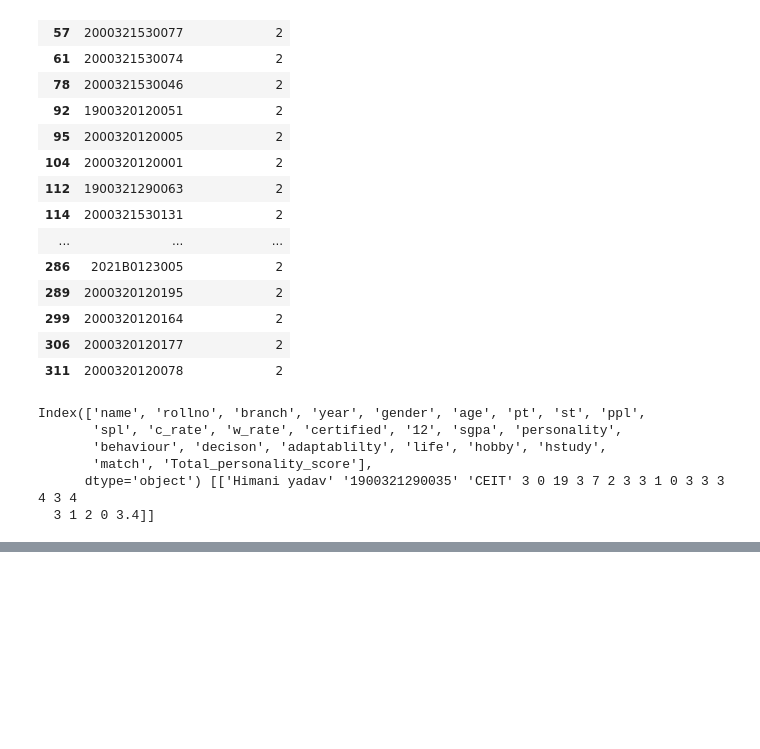
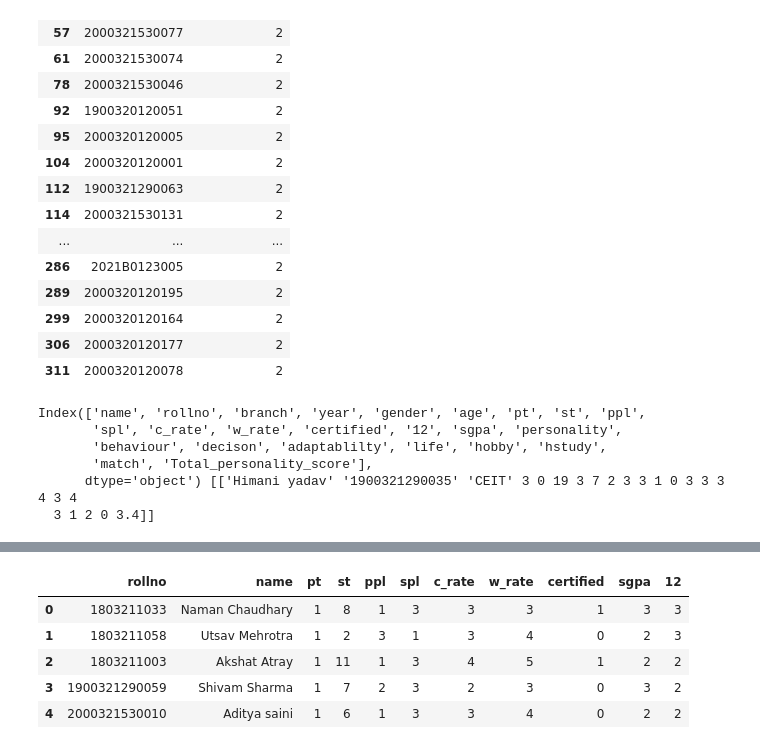
Before and after one commit to sarvjeetdev/friendsai, a Jupyter notebook: technical.ipynb, the cells around one changed output, grey strips where cells are left out. Drawn from its saved outputs; the diff is of its cells as text; code cells hidden in the pictures; blank space fills up the shorter version.

```diff
--- a/technical.ipynb
+++ b/technical.ipynb
@@ -265,0 +282,9 @@ Index(['name', 'rollno', 'branch', 'year', 'gender', 'age', 'pt', 'st', 'ppl',
+# %%
+df[["rollno","name","pt","st","ppl","spl","c_rate","w_rate","certified","sgpa","12"]].head()
+# %% [output]
+|  | rollno | name | pt | st | ppl | spl | c_rate | w_rate | certified | sgpa | 12 |
+| 0 | 1803211033 | Naman Chaudhary | 1 | 8 | 1 | 3 | 3 | 3 | 1 | 3 | 3 |
+| 1 | 1803211058 | Utsav Mehrotra | 1 | 2 | 3 | 1 | 3 | 4 | 0 | 2 | 3 |
+| 2 | 1803211003 | Akshat Atray | 1 | 11 | 1 | 3 | 4 | 5 | 1 | 2 | 2 |
+| 3 | 1900321290059 | Shivam Sharma | 1 | 7 | 2 | 3 | 2 | 3 | 0 | 3 | 2 |
+| 4 | 2000321530010 | Aditya saini | 1 | 6 | 1 | 3 | 3 | 4 | 0 | 2 | 2 |
```
Also changed, not shown: parts of 30 cells of this notebook.
